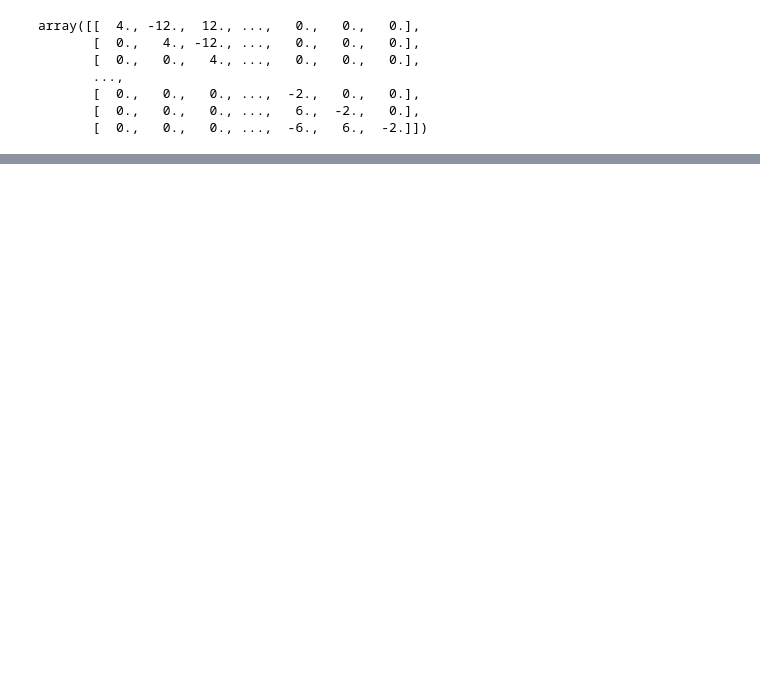
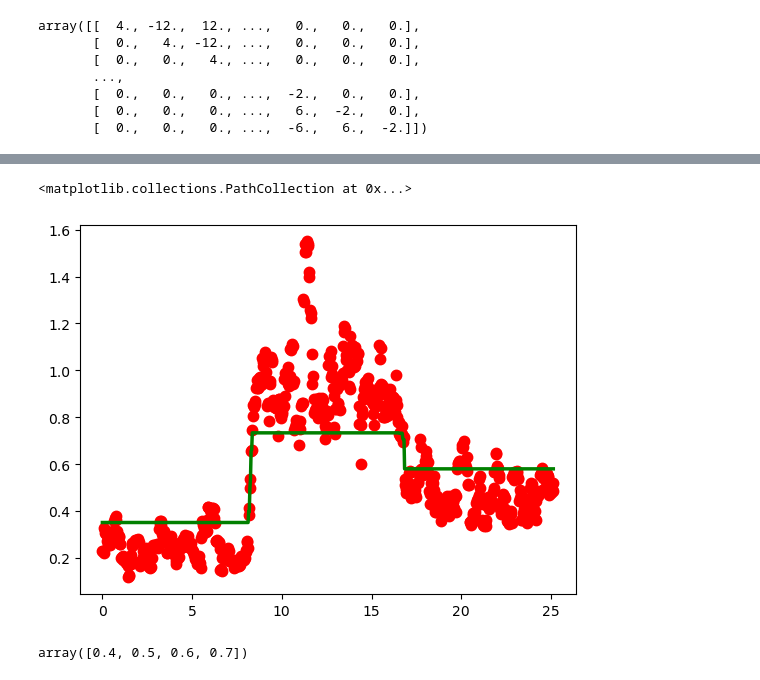
Before and after one commit to jasonbohne123/Adaptive_Signal_Estimation, a Jupyter notebook: trend_filtering/research/Spatially_Inhomogenous.ipynb, the cells around one changed output, grey strips where cells are left out. Cells and saved outputs as stored; diff of their text form; code cells hidden in the pictures; blank space fills up the shorter version.

```diff
--- a/trend_filtering/research/Spatially_Inhomogenous.ipynb
+++ b/trend_filtering/research/Spatially_Inhomogenous.ipynb
@@ -156,0 +186,4 @@ compute_error(x,sol)
+# %%
+D=Difference_Matrix(len(t), 0)
+
+best_lambda=cross_validation(local_var_series.reshape(-1,1),D,10,5)
@@ -156,0 +208,23 @@ compute_error(x,sol)
+# %%
+results=adaptive_tf(local_var_series.reshape(-1,1),D,25)
+# %%
+fig, ax = plt.subplots()
+ax.plot(t, results['sol'].x, color="green", label="Local Variance", lw=2.5)  # plots prior
+ax.scatter(t, local_var_series, color="red", label="Data", lw=2.5)  # plots prior
+# %% [output]
+<matplotlib.collections.PathCollection at 0x...>
+[figure, added]
+# %%
+def extract_sol(x:np.ndarray):
+    x=np.round(x,1)
+
+    x=np.unique(x)
+
+
+
+
+    return x
+
+extract_sol(results['sol'].x)
+# %% [output]
+array([0.4, 0.5, 0.6, 0.7])
```
Also changed, not shown: parts of 19 cells of this notebook, 1 other file.
